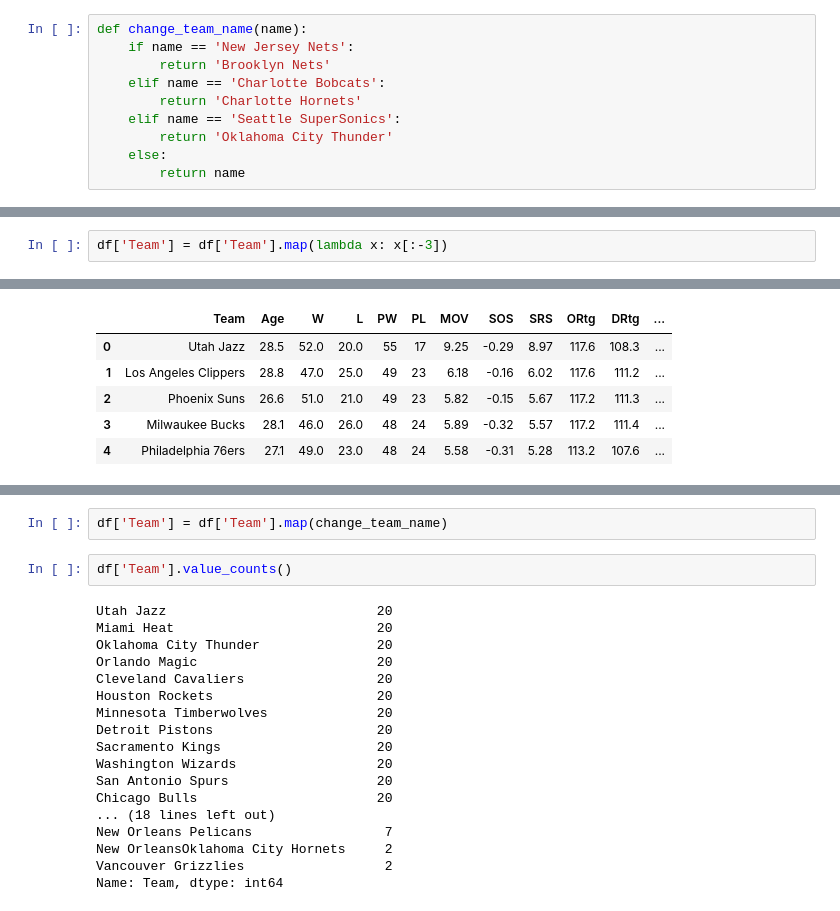
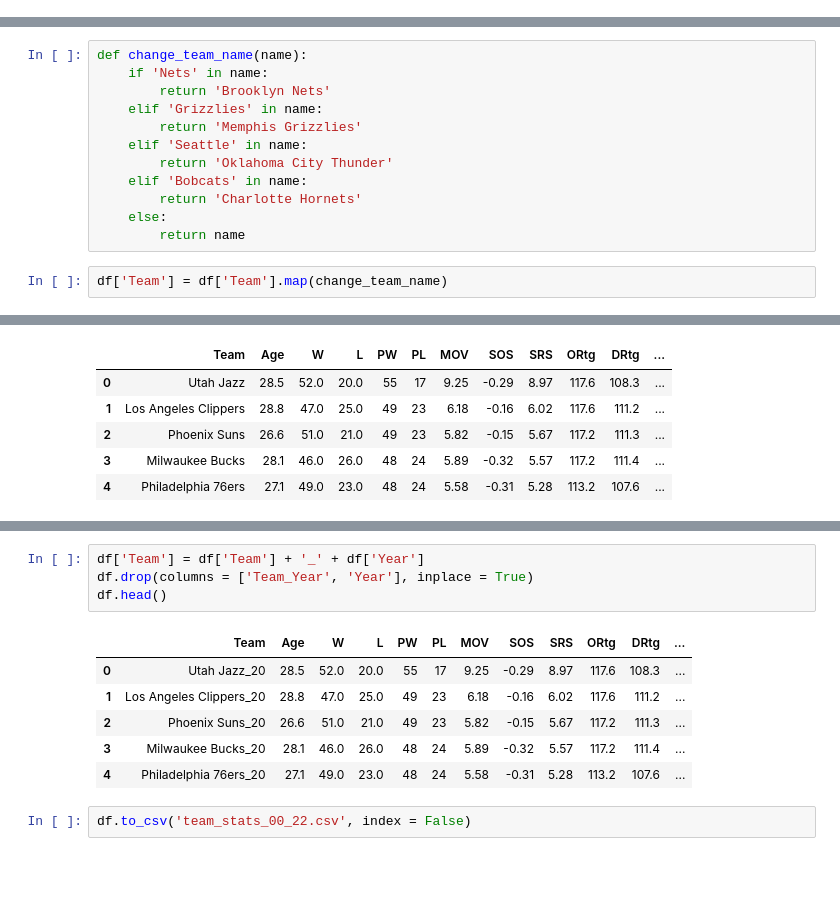
Before and after one commit to aothree/NBA-over-unders, a Jupyter notebook: scrape_stats.ipynb, the cells around one changed output, grey strips where cells are left out. Saved outputs shown, nothing was run; the diff lists cells and outputs as text; blank space fills up the shorter version.

```diff
--- a/scrape_stats.ipynb
+++ b/scrape_stats.ipynb
@@ -7,16 +7,6 @@ import re
 pd.options.display.max_columns = 100
 # %% [markdown]
 ### Scrape advanced stats from basketball reference to ultimately pair with the historical o/u data.  When paired, these statistics will be "prior year" statistics.  For example, the stats below for the 2021 Washington Wizards will be merged with the 2022 Wizards row in historical o/u dataframe.  We are trying to predict "over" or "under" for a given season based off a team's statistics from the prior year.
-# %%
-def change_team_name(name):
-    if name == 'New Jersey Nets':
-        return 'Brooklyn Nets'
-    elif name == 'Charlotte Bobcats':
-        return 'Charlotte Hornets'
-    elif name == 'Seattle SuperSonics':
-        return 'Oklahoma City Thunder'
-    else:
-        return name
 # %%
 seasons = ['2021', '2019', '2018','2017', '2016', '2015', '2014', '2013', '2011', '2010', '2009', '2008', '2007', '2006',
            '2005', '2004', '2003', '2002', '2001', '2000']
@@ -93,5 +80,17 @@ df.to_csv('team_stats_00_22.csv', index = False)
+# %%
+def change_team_name(name):
+    if 'Nets' in name:
+        return 'Brooklyn Nets'
+    elif 'Grizzlies' in name:
+        return 'Memphis Grizzlies'
+    elif 'Seattle' in name:
+        return 'Oklahoma City Thunder'
+    elif 'Bobcats' in name:
+        return 'Charlotte Hornets'
+    else:
+        return name
 # %%
-df['Team'] = df['Team'].map(lambda x: x[:-3])
+df['Team'] = df['Team'].map(change_team_name)
 # %%
 df.head()
 # %% [output]
@@ -124,22 +103,13 @@ Name: Team, dtype: int64
-# %%
-df['Team'] = df['Team'].map(change_team_name)
-# %%
-df['Team'].value_counts()
-# %% [output]
-Utah Jazz                           20
-Miami Heat                          20
-Oklahoma City Thunder               20
-Orlando Magic                       20
-Cleveland Cavaliers                 20
-Houston Rockets                     20
-Minnesota Timberwolves              20
-Detroit Pistons                     20
-Sacramento Kings                    20
-Washington Wizards                  20
-San Antonio Spurs                   20
-Chicago Bulls                       20
-... (18 lines left out)
-New Orleans Pelicans                 7
-New OrleansOklahoma City Hornets     2
-Vancouver Grizzlies                  2
-Name: Team, dtype: int64
+# %%
+df['Team'] = df['Team'] + '_' + df['Year']
+df.drop(columns = ['Team_Year', 'Year'], inplace = True)
+df.head()
+# %% [output]
+|  | Team | Age | W | L | PW | PL | MOV | SOS | SRS | ORtg | DRtg | ... |
+| 0 | Utah Jazz_20 | 28.5 | 52.0 | 20.0 | 55 | 17 | 9.25 | -0.29 | 8.97 | 117.6 | 108.3 | ... |
+| 1 | Los Angeles Clippers_20 | 28.8 | 47.0 | 25.0 | 49 | 23 | 6.18 | -0.16 | 6.02 | 117.6 | 111.2 | ... |
+| 2 | Phoenix Suns_20 | 26.6 | 51.0 | 21.0 | 49 | 23 | 5.82 | -0.15 | 5.67 | 117.2 | 111.3 | ... |
+| 3 | Milwaukee Bucks_20 | 28.1 | 46.0 | 26.0 | 48 | 24 | 5.89 | -0.32 | 5.57 | 117.2 | 111.4 | ... |
+| 4 | Philadelphia 76ers_20 | 27.1 | 49.0 | 23.0 | 48 | 24 | 5.58 | -0.31 | 5.28 | 113.2 | 107.6 | ... |
+# %%
+df.to_csv('team_stats_00_22.csv', index = False)
```
Also changed, not shown: parts of 4 cells of this notebook, 3 other files.
